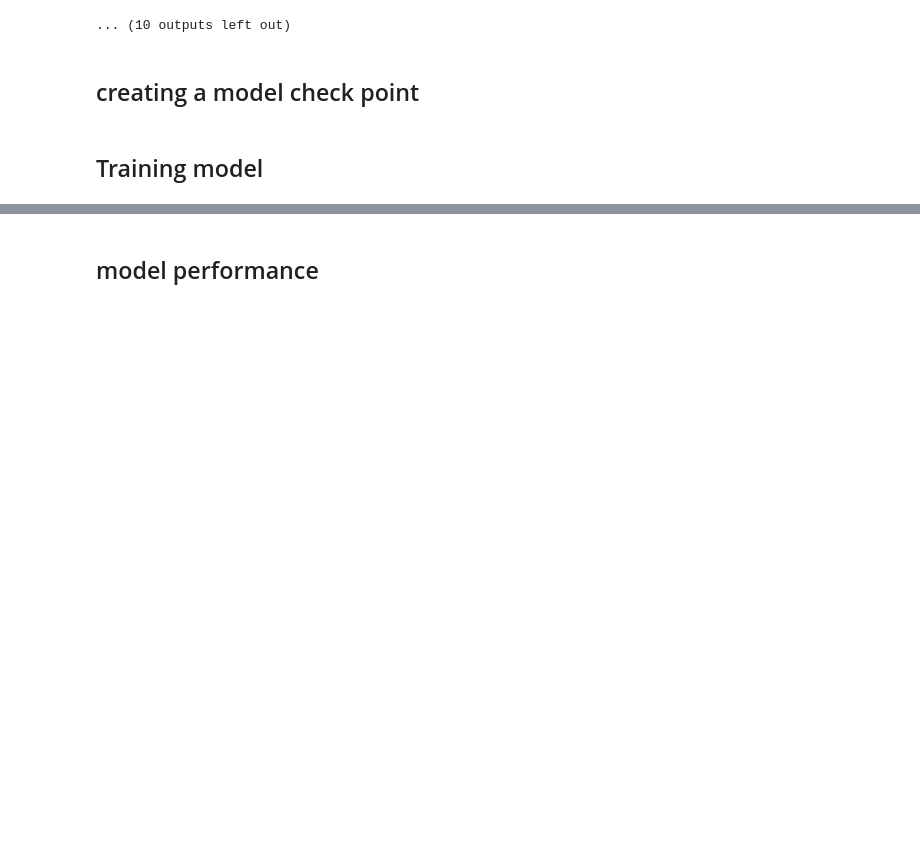
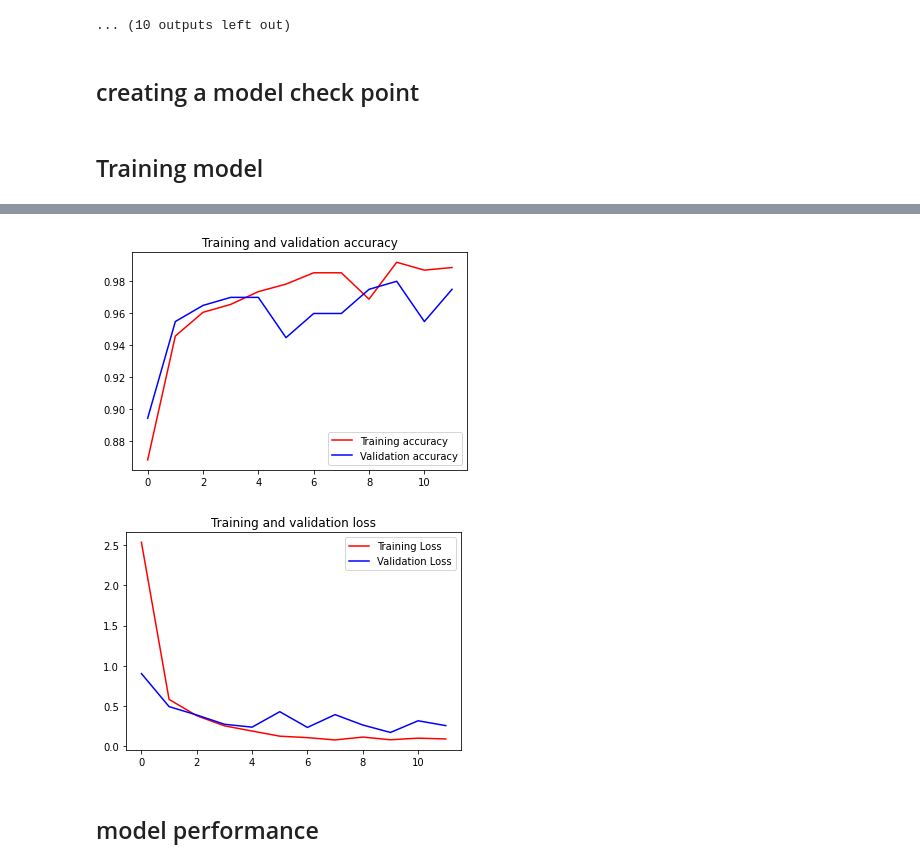
Before and after one commit to nb20593/Fire-and-No-fire-Image-classification, a Jupyter notebook: Fire_and_No_fire.ipynb, the cells around one changed output, grey strips where cells are left out. Drawn from its saved outputs; the diff is of its cells as text; code cells hidden in the pictures; blank space fills up the shorter version.

```diff
--- a/Fire_and_No_fire.ipynb
+++ b/Fire_and_No_fire.ipynb
@@ -126,6 +134,6 @@ cb = [mc,es]
 # %% [markdown]
 ## Training model
 # %%
-his = model.fit_generator(train_data,steps_per_epoch=10,epochs=30,callbacks=cb)
+his = model.fit_generator(train_data,steps_per_epoch=10,epochs=30,callbacks=cb,validation_data=validation_data)
 # %% [output]
 Epoch 1/30
@@ -148,3 +156,28 @@ Epoch 00008: early stopping
+# %%
+%matplotlib inline
+import matplotlib.pyplot as plt
+acc = his.history['accuracy']
+val_acc = his.history['val_accuracy']
+loss = his.history['loss']
+val_loss = his.history['val_loss']
+
+epochs = range(len(acc))
+
+plt.plot(epochs, acc, 'r', label='Training accuracy')
+plt.plot(epochs, val_acc, 'b', label='Validation accuracy')
+plt.title('Training and validation accuracy')
+plt.legend(loc=0)
+plt.figure()
+
+plt.plot(epochs, loss, 'r', label='Training Loss')
+plt.plot(epochs, val_loss, 'b', label='Validation Loss')
+plt.title('Training and validation loss')
+plt.legend()
+
+plt.show()
+# %% [output]
+[figure, added]
+[figure, added]
 # %% [markdown]
 ## model performance
 # %%
```
Also changed, not shown: parts of 7 cells of this notebook.
